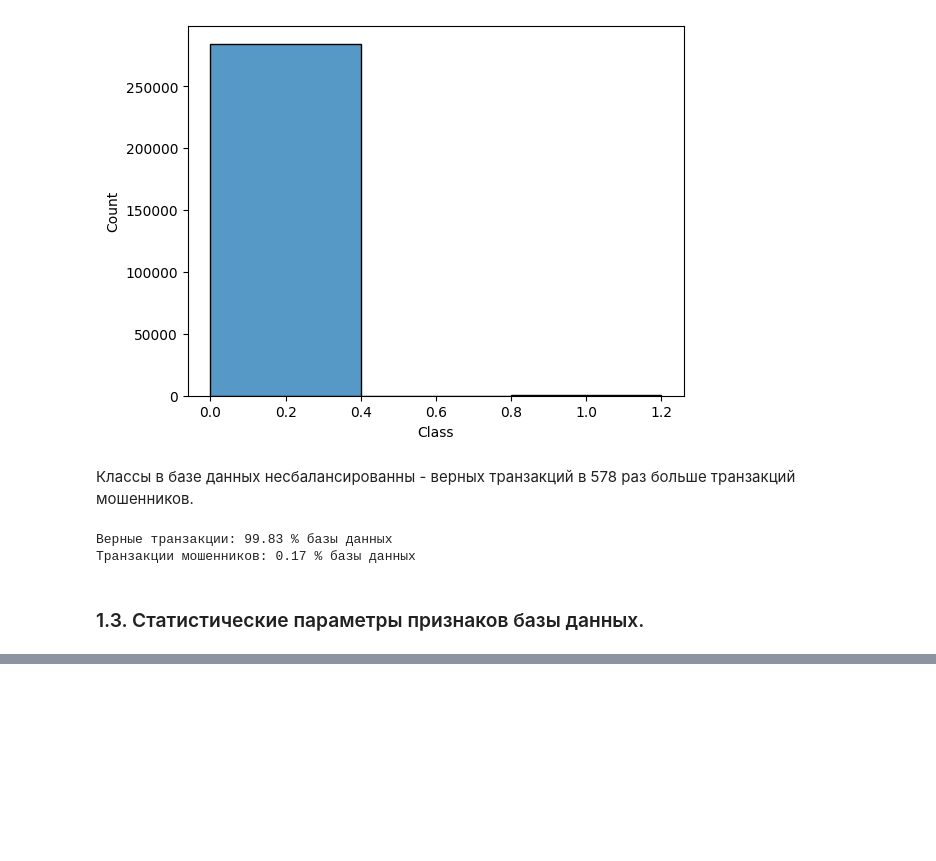
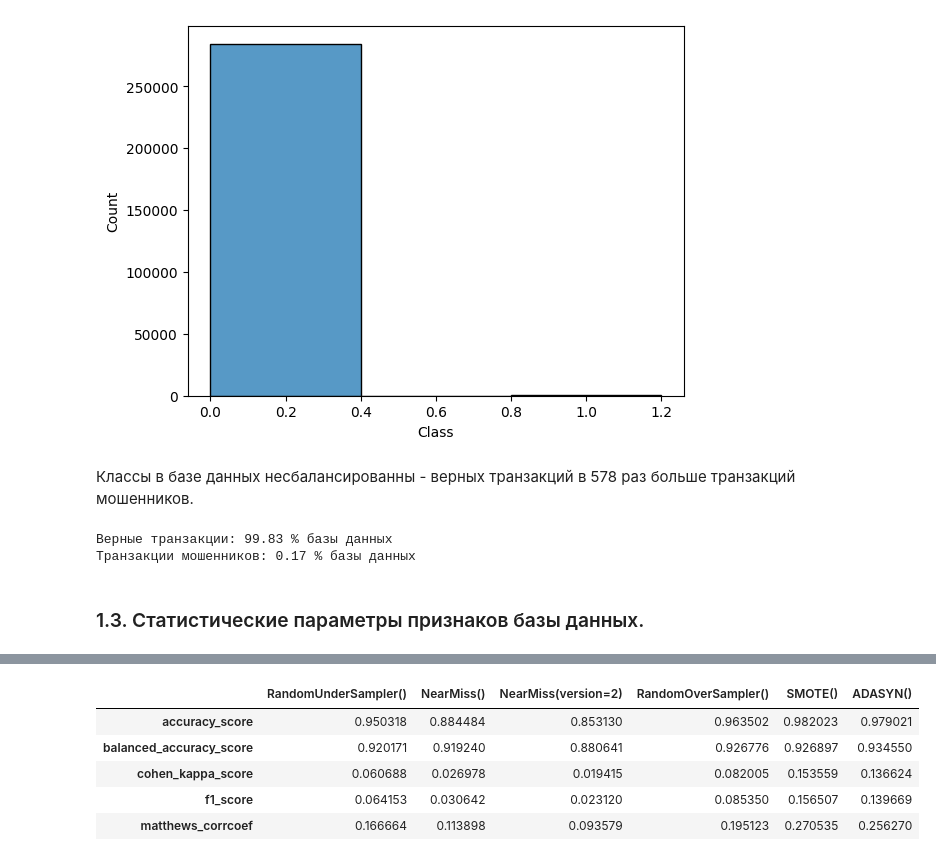
Before and after one commit to Hold735/ML_2023, a Jupyter notebook: HW2_Credit_card/Task_2_creditcard.ipynb, the cells around one changed output, grey strips where cells are left out. Cells and saved outputs as stored; diff of their text form; code cells hidden in the pictures; blank space fills up the shorter version.

```diff
--- a/HW2_Credit_card/Task_2_creditcard.ipynb
+++ b/HW2_Credit_card/Task_2_creditcard.ipynb
@@ -205,12 +177,0 @@ accuracy['SVC_sigmoid'] = accuracy_score(y_test, y_pred)
-# %%
-# Создадим объект класса SVM с РБФ ядром
-classifier_SVM_rbf = SVC(kernel='rbf', C=0.001)
-
-# Обучение модели
-classifier_SVM_rbf.fit(X_train, y_train)
-
-# Прогноз
-y_pred = classifier_SVM_rbf.predict(X_test)
-
-# Расчет точности модели (доля верно классифицированных объектов)
-accuracy['SVC_rbf'] = accuracy_score(y_test, y_pred)
@@ -219,12 +177,0 @@ accuracy['SVC_rbf'] = accuracy_score(y_test, y_pred)
-# %%
-# Создадим объект класса SVM с параметрами по умолчанию
-classifier_SVM = SVC()
-
-# Обучение модели
-classifier_SVM.fit(X_train, y_train)
-
-# Прогноз
-y_pred = classifier_SVM.predict(X_test)
-
-# Расчет точности модели (доля верно классифицированных объектов)
-accuracy['SVC'] = accuracy_score(y_test, y_pred)
@@ -243,0 +178,14 @@ accuracy = 99.8 % .
+# %%
+result = {}
+
+for sample in samplers:
+  X_resmpl, y_resmpl = sample.fit_resample(X_train, y_train)
+  print(f'\n{str(sample)}\nРазмер таблицы: {X_resmpl.shape[0]} на {X_resmpl.shape[1]}\nСреднее значение таргета: {y_resmpl.mean()}\n')
+
+  model = LogisticRegression()
+  model.fit(X_resmpl, y_resmpl)
+  predict = model.predict(X_test)
+
+  result[str(sample)] = []
+  for score in scores:
+    result[str(sample)].append(score(y_test, predict))
@@ -243,0 +231,10 @@ accuracy = 99.8 % .
+# %%
+result = pd.DataFrame(result, index=scores_names)
+result
+# %% [output]
+|  | RandomUnderSampler() | NearMiss() | NearMiss(version=2) | RandomOverSampler() | SMOTE() | ADASYN() |
+| accuracy_score | 0.950318 | 0.884484 | 0.853130 | 0.963502 | 0.982023 | 0.979021 |
+| balanced_accuracy_score | 0.920171 | 0.919240 | 0.880641 | 0.926776 | 0.926897 | 0.934550 |
+| cohen_kappa_score | 0.060688 | 0.026978 | 0.019415 | 0.082005 | 0.153559 | 0.136624 |
+| f1_score | 0.064153 | 0.030642 | 0.023120 | 0.085350 | 0.156507 | 0.139669 |
+| matthews_corrcoef | 0.166664 | 0.113898 | 0.093579 | 0.195123 | 0.270535 | 0.256270 |
```
Also changed, not shown: parts of 33 cells of this notebook, 2 other files.
